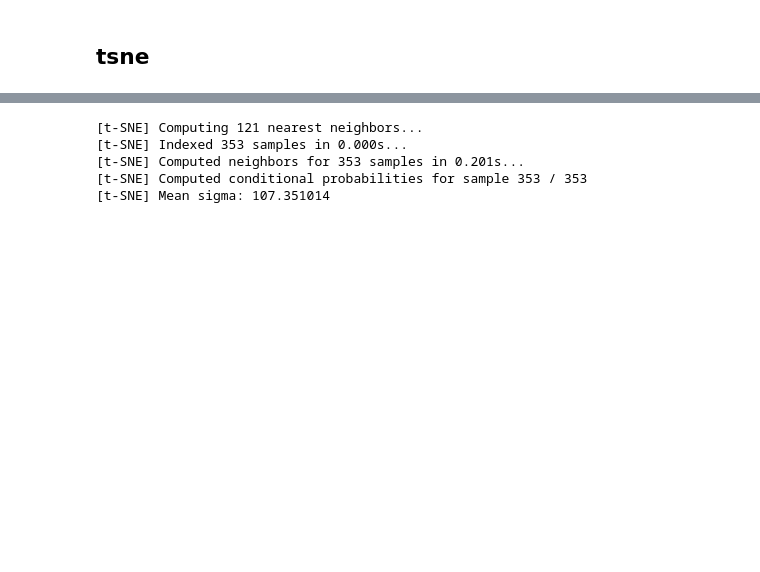
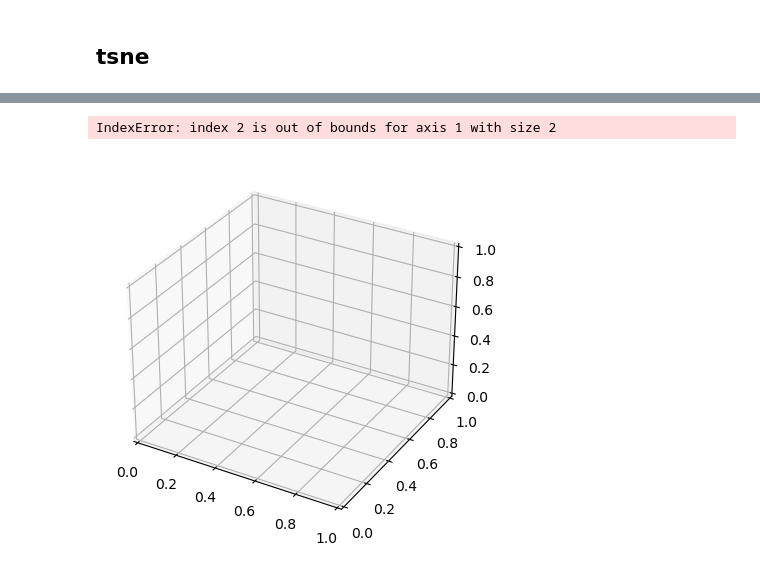
Before and after one commit to martinaoliver/modelling, a Jupyter notebook: 3954/paper/src/analytical/lsa/analyse/fitToTuring_distance.ipynb, the cells around one changed output, grey strips where cells are left out. Cells and saved outputs as stored; diff of their text form; code cells hidden in the pictures; blank space fills up the shorter version.

```diff
--- a/3954/paper/src/analytical/lsa/analyse/fitToTuring_distance.ipynb
+++ b/3954/paper/src/analytical/lsa/analyse/fitToTuring_distance.ipynb
@@ -110,2 +105,13 @@ TypeError: concat() missing 1 required positional argument: 'objs'
 # %% [markdown]
 ## tsne
+# %%
+
+
+#plot tsne of turing and fit
+from sklearn.manifold import TSNE
+
+tsne = TSNE(n_components=2, verbose=1)
+tsne_results = tsne.fit_transform(concatDf)
+# tsne_results = tsne.fit_transform(turingDf)
+
+# #2d plot
@@ -112,22 +126,14 @@ TypeError: concat() missing 1 required positional argument: 'objs'
 # %%
-#plot tsne of turing and fit
-from sklearn.manifold import TSNE
 
-tsne = TSNE(n_components=2, verbose=1, perplexity=40, n_iter=300)
-tsne_results = tsne.fit_transform(concatDf)
 #3d plot
-# fig = plt.figure()
-# ax = fig.add_subplot(111, projection='3d')
-# ax.scatter(tsne_results[:176,0],tsne_results[:176,1],tsne_results[:176,2], alpha=0.1, color = 'lightsteelblue')
-# ax.scatter(tsne_results[176:-1,0],tsne_results[176:-1,1],tsne_results[176:-1,2], alpha=0.1, color='mediumseagreen')
-# ax.scatter(tsne_results[-1,0],tsne_results[-1,1],tsne_results[-1,2],color='red')
-# plt.show()
-# #2d plot
+fig = plt.figure()
+ax = fig.add_subplot(111, projection='3d')
+ax.scatter(tsne_results[:176,0],tsne_results[:176,1],tsne_results[:176,2], alpha=0.5, color = 'lightsteelblue')
+ax.scatter(tsne_results[176:-1,0],tsne_results[176:-1,1],tsne_results[176:-1,2], alpha=0.5, color='mediumseagreen')
+ax.scatter(tsne_results[-1,0],tsne_results[-1,1],tsne_results[-1,2],color='red')
+plt.show()
 # %% [output]
-[t-SNE] Computing 121 nearest neighbors...
-[t-SNE] Indexed 353 samples in 0.000s...
-[t-SNE] Computed neighbors for 353 samples in 0.201s...
-[t-SNE] Computed conditional probabilities for sample 353 / 353
-[t-SNE] Mean sigma: 107.351014
+IndexError: index 2 is out of bounds for axis 1 with size 2
+[figure, added]
 # %%
 fig, ax = plt.subplots()
```
Also changed, not shown: parts of 5 cells of this notebook, 11 other files.
